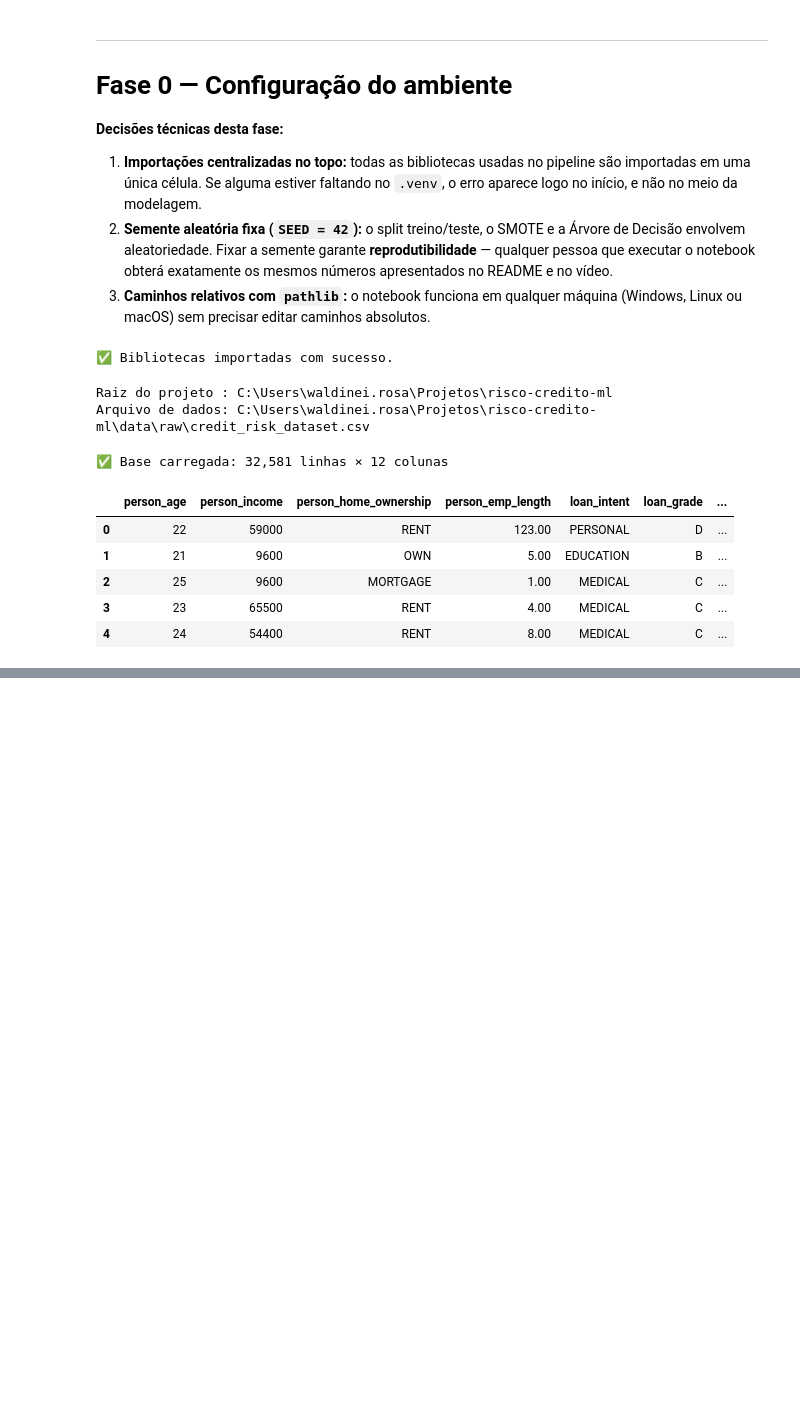
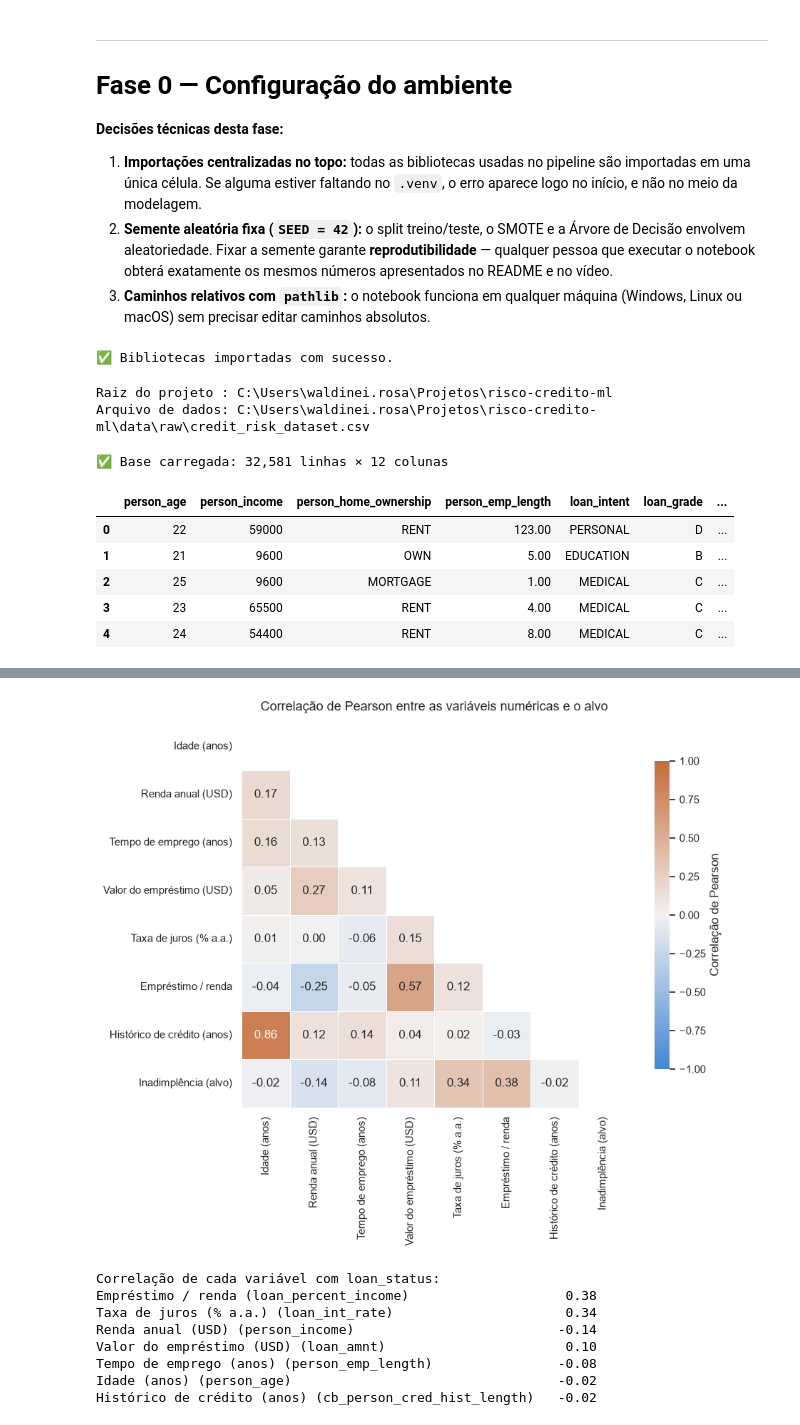
Before and after one commit to waldineilameira-lab/risco-credito-ml, a Jupyter notebook: notebooks/pipeline_risco_credito.ipynb, the cells around one changed output, grey strips where cells are left out. Drawn from its saved outputs; the diff is of its cells as text; code cells hidden in the pictures; blank space fills up the shorter version.

```diff
--- a/notebooks/pipeline_risco_credito.ipynb
+++ b/notebooks/pipeline_risco_credito.ipynb
@@ -139,0 +268,14 @@ df.head()
+# %%
+# ============================================================
+# Separação das colunas por natureza (usada em toda a EDA)
+# ============================================================
+
+# Numéricas: todas as colunas de número, EXCETO o alvo (o alvo é analisado à parte)
+col_numericas = df.select_dtypes(include="number").columns.drop(ALVO).tolist()
+
+# Categóricas: tudo o que não é número (robusto para pandas 2 e pandas 3)
+col_categoricas = df.select_dtypes(exclude="number").columns.tolist()
+
+print(f"Numéricas  ({len(col_numericas)}): {col_numericas}")
+print(f"Categóricas ({len(col_categoricas)}): {col_categoricas}")
+print(f"Alvo: {ALVO}")
@@ -139,0 +576,56 @@ df.head()
+# %%
+# ============================================================
+# Gráfico 3: mapa de calor da correlação de Pearson
+# ============================================================
+
+matriz_corr = df[col_numericas + [ALVO]].corr(method="pearson")
+
+# Versão com nomes em português, só para exibição no gráfico
+matriz_corr_pt = matriz_corr.rename(index=ROTULOS, columns=ROTULOS)
+
+# Máscara para esconder o triângulo superior (informação repetida)
+mascara = np.triu(np.ones_like(matriz_corr, dtype=bool))
+
+# Paleta divergente: azul (correlação negativa) -> claro (zero) -> laranja (positiva)
+paleta_divergente = sns.diverging_palette(
+    250, 30, s=80, l=55, center="light", as_cmap=True
+)
+
+fig, ax = plt.subplots(figsize=(10, 8))
+sns.heatmap(
+    matriz_corr_pt,
+    mask=mascara,
+    cmap=paleta_divergente,
+    vmin=-1,
+    vmax=1,
+    center=0,  # escala simétrica centrada no zero
+    annot=True,
+    fmt=".2f",  # mostra o valor de cada correlação
+    linewidths=0.5,
+    square=True,
+    cbar_kws={"shrink": 0.8, "label": "Correlação de Pearson"},
+    ax=ax,
+)
+ax.set_title(
+    "Correlação de Pearson entre as variáveis numéricas e o alvo", fontsize=13, pad=12
+)
+ax.grid(False)  # remove a grade de fundo, que atravessaria o triângulo vazio
+fig.tight_layout()
+fig.savefig(PASTA_FIGURAS / "03_heatmap_correlacao.png", bbox_inches="tight")
+plt.show()
+
+# Ranking das correlações com o alvo (da mais forte para a mais fraca, em módulo)
+corr_alvo = matriz_corr[ALVO].drop(ALVO).sort_values(key=abs, ascending=False)
+print("Correlação de cada variável com loan_status:")
+corr_alvo = corr_alvo.rename(index=lambda c: f"{ROTULOS[str(c)]} ({c})")
+print(corr_alvo.round(3).to_string())
+# %% [output]
+[figure, added]
+Correlação de cada variável com loan_status:
+Empréstimo / renda (loan_percent_income)                    0.38
+Taxa de juros (% a.a.) (loan_int_rate)                      0.34
+Renda anual (USD) (person_income)                          -0.14
+Valor do empréstimo (USD) (loan_amnt)                       0.10
+Tempo de emprego (anos) (person_emp_length)                -0.08
+Idade (anos) (person_age)                                  -0.02
+Histórico de crédito (anos) (cb_person_cred_hist_length)   -0.02
```
Also changed, not shown: parts of 27 cells of this notebook, 4 other files.
